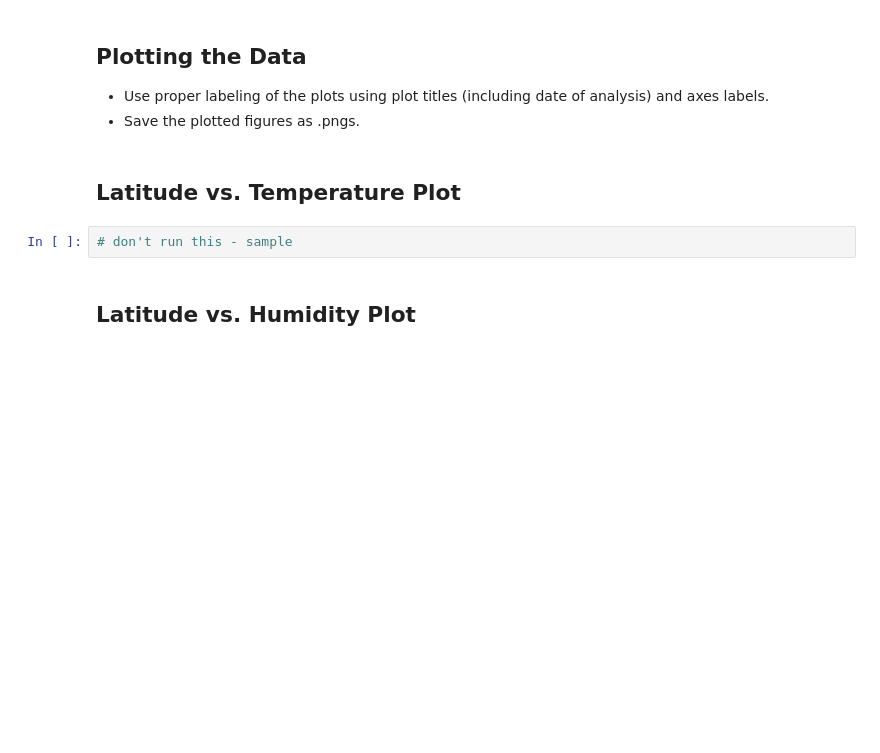
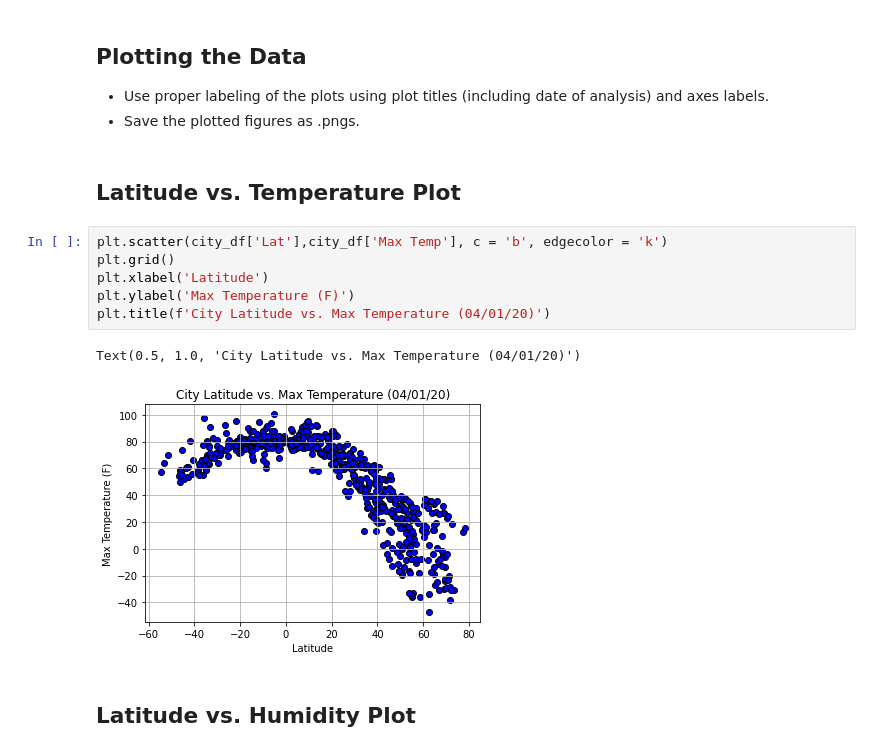
Before and after one commit to JGarvert/python-api-challenge, a Jupyter notebook: WeatherPy/WeatherPy.ipynb, the cells around one changed output. Saved outputs shown, nothing was run; the diff lists cells and outputs as text; blank space fills up the shorter version.

Commit message:
first plot

```diff
--- a/WeatherPy/WeatherPy.ipynb
+++ b/WeatherPy/WeatherPy.ipynb
@@ -247,8 +268,15 @@ clean_city_data = pd.DataFrame
 * Save the plotted figures as .pngs.
 # %% [markdown]
 ## Latitude vs. Temperature Plot
-# %%
-# don't run this - sample
+# %%
+plt.scatter(city_df['Lat'],city_df['Max Temp'], c = 'b', edgecolor = 'k')
+plt.grid()
+plt.xlabel('Latitude')
+plt.ylabel('Max Temperature (F)')
+plt.title(f'City Latitude vs. Max Temperature (04/01/20)')
+# %% [output]
+Text(0.5, 1.0, 'City Latitude vs. Max Temperature (04/01/20)')
+[figure, added]
 # %% [markdown]
 ## Latitude vs. Humidity Plot
 # %%
```
Also changed, not shown: parts of 7 cells of this notebook.
